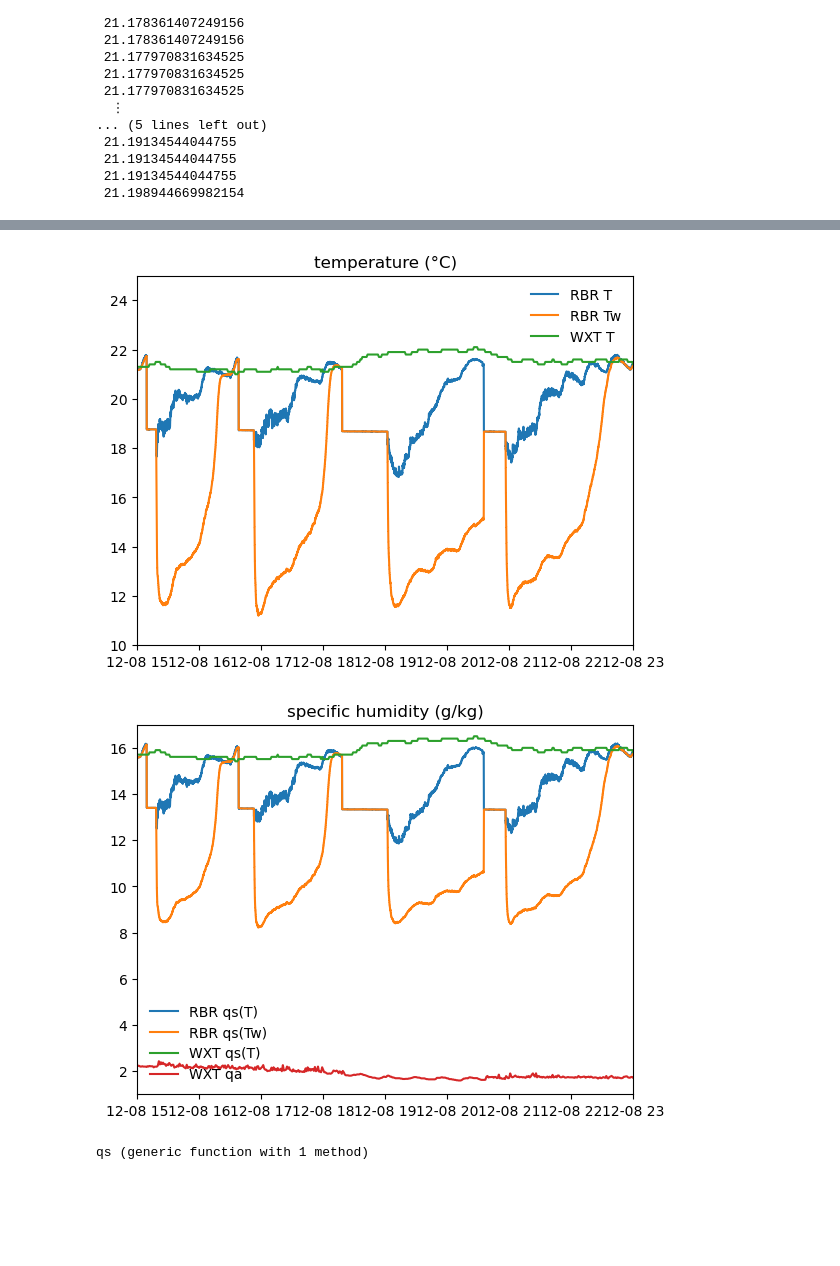
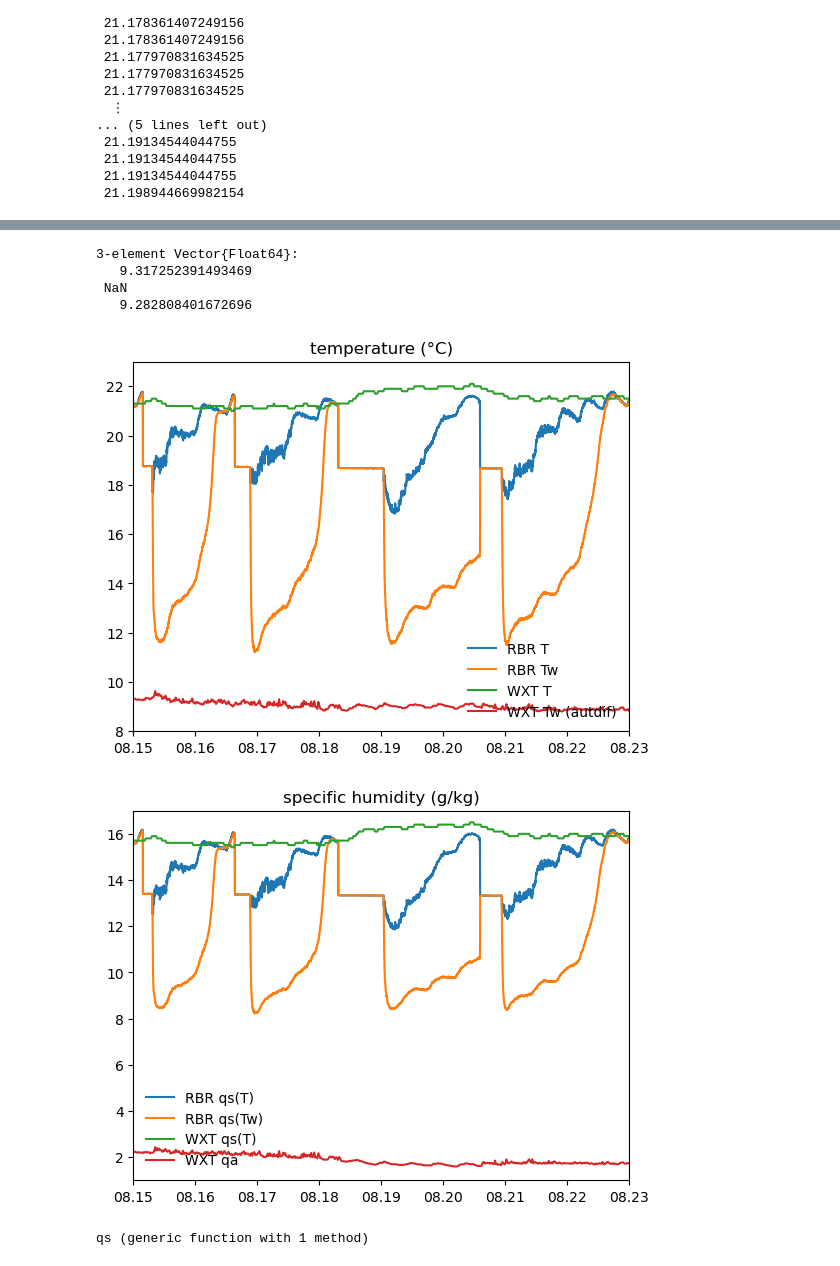
Before and after one commit to jtomfarrar/submersible_humidity_sensor, a Jupyter notebook: code/202512TankTest.ipynb, the cells around one changed output, grey strips where cells are left out. Drawn from its saved outputs; the diff is of its cells as text; code cells hidden in the pictures; blank space fills up the shorter version.

```diff
--- a/code/202512TankTest.ipynb
+++ b/code/202512TankTest.ipynb
@@ -100,17 +120,37 @@ rbrTw = rbr["temperature1"][:] # wet bulb
+# %%
+# calc wet bulb T from WXT
+wxt_T = wxt["atmp"] # °C
+wxt_p = wxt["bpr"] .* 100.0 # hPa -> Pa
+wxt_qa = qs.(wxt_p,wxt_T) .* (1e-2*wxt["hrh"])
+# wxt_T[8:10]       # check some values
+# wxt["hrh"][8:10]  # bad values of 0.0
+wxt_Tw = Twet_autodiff.(wxt_T.+273.15, wxt_qa, wxt_p; niter=2) .- 273.15
+wxt_Tw[wxt["hrh"][:].==0.0 .&& wxt_T.==0.0] .= NaN # mask bad values
+wxt_Tw[8:10]  # check some values
+# %% [output]
+3-element Vector{Float64}:
+   9.317252391493469
+ NaN
+   9.282808401672696
 # %%
 # plot some temperatures of the tank test
+mdates = PyPlot.matplotlib.dates
+
 clf()
 plot(rbr["time"][:], rbr["temperature"][:], label="RBR T")
 plot(rbr["time"][:], rbr["temperature1"][:], label="RBR Tw") # wet bulb
 plot(md2dt.(wxt["mday"]), wxt["atmp"], label="WXT T")
+plot(md2dt.(wxt["mday"]), wxt_Tw, label="WXT Tw (autdif)")
 #plot(md2dt.(wxt["mday"]), wxt["hrh"], label="WXT RH")
 legend(frameon=false)
 title("temperature (°C)")
 xlim([DateTime(2025,12,8,15), DateTime(2025,12,8,23)]) # 4 nice tests
-ylim([10,25])
+ylim([8,23])
+ax = gca()
+ax.xaxis.set_major_formatter(mdates.DateFormatter("%d.%H"))
 gcf()
 # %% [output]
-[figure, old version]
+[figure, new version]
 # %%
 # plot some specific humidities of the tank test
 clf()
@@ -122,9 +162,11 @@ legend(frameon=false)
 title("specific humidity (g/kg)")
 xlim([DateTime(2025,12,8,15), DateTime(2025,12,8,23)]) # 4 nice tests
 ylim([1,17])
+ax = gca()
+ax.xaxis.set_major_formatter(mdates.DateFormatter("%d.%H"))
 gcf()
 # %% [output]
-[figure, old version]
+[figure, new version]
 # %%
 Cp = VaporSat.Cp  # J/(kg·K)
 LvC = VaporSat.LvC  # J/kg, function of T °C
```
Also changed, not shown: parts of 4 cells of this notebook.
